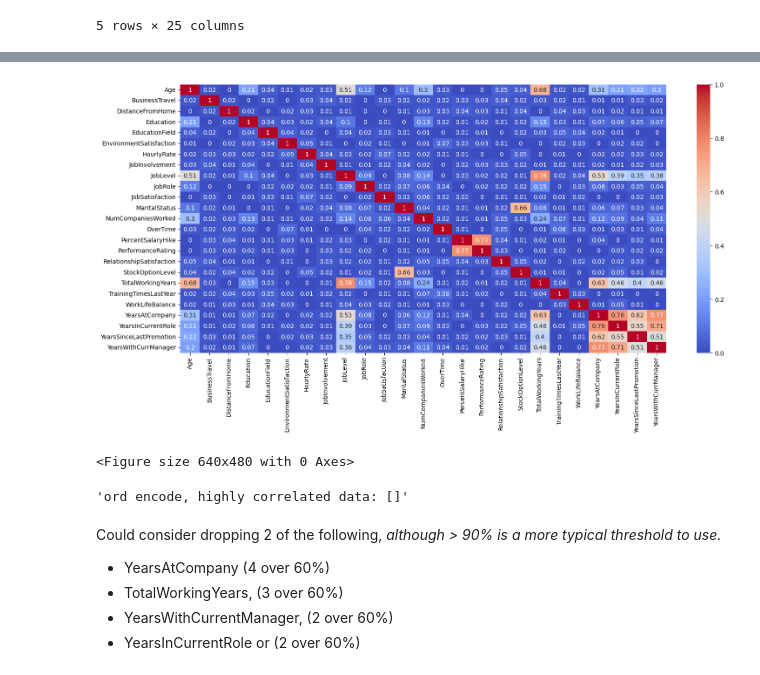
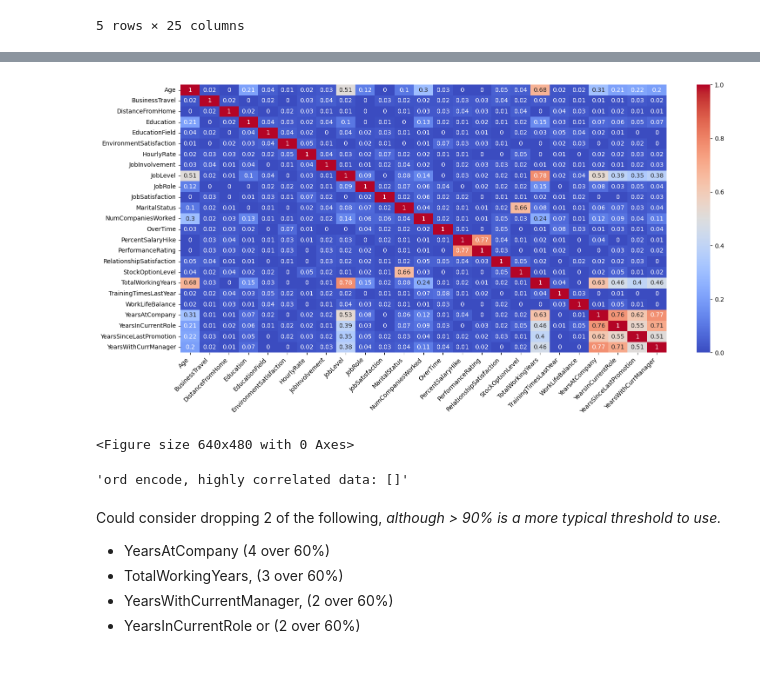
Before and after one commit to willablackmon/attrition_multibranch_neural_network, a Jupyter notebook: attrition_multibranch_neural.ipynb, the cells around one changed output, grey strips where cells are left out. Cells and saved outputs as stored; diff of their text form; code cells hidden in the pictures.

```diff
--- a/attrition_multibranch_neural.ipynb
+++ b/attrition_multibranch_neural.ipynb
@@ -215,22 +236,26 @@ NameError: name 'plt' is not defined
 # %%
 # Calculate correlation matrix of the encoded X data:
 
 X_corr_matrix = X_df_encoded.corr().abs().round(2)
 
 # Plot heatmaps
 plt.figure(figsize=(18, 8))  # Adjust the width and height as needed
 sns.heatmap(X_corr_matrix, annot=True, cmap='coolwarm')
+
+# Rotate x-axis labels by 45 degrees
+plt.xticks(rotation=45, ha='right')  # `ha='right'` aligns labels to the right for better readability
+
 f = plt.figure()
 plt.show()
 
 # Select upper triangle of correlation matrix
 upper = X_corr_matrix.where(np.triu(np.ones(X_corr_matrix.shape), k=1).astype(bool))
 
 # Find features with correlation greater than 0.8
 high_corr = [column for column in upper.columns if any(upper[column] > 0.8)]
 display(f'ord encode, highly correlated data: {high_corr}')
 # %% [output]
-[figure, old version]
+[figure, new version]
 <Figure size 640x480 with 0 Axes>
 'ord encode, highly correlated data: []'
 # %% [markdown]
```
Also changed, not shown: parts of 3 cells of this notebook, 3 other files.
